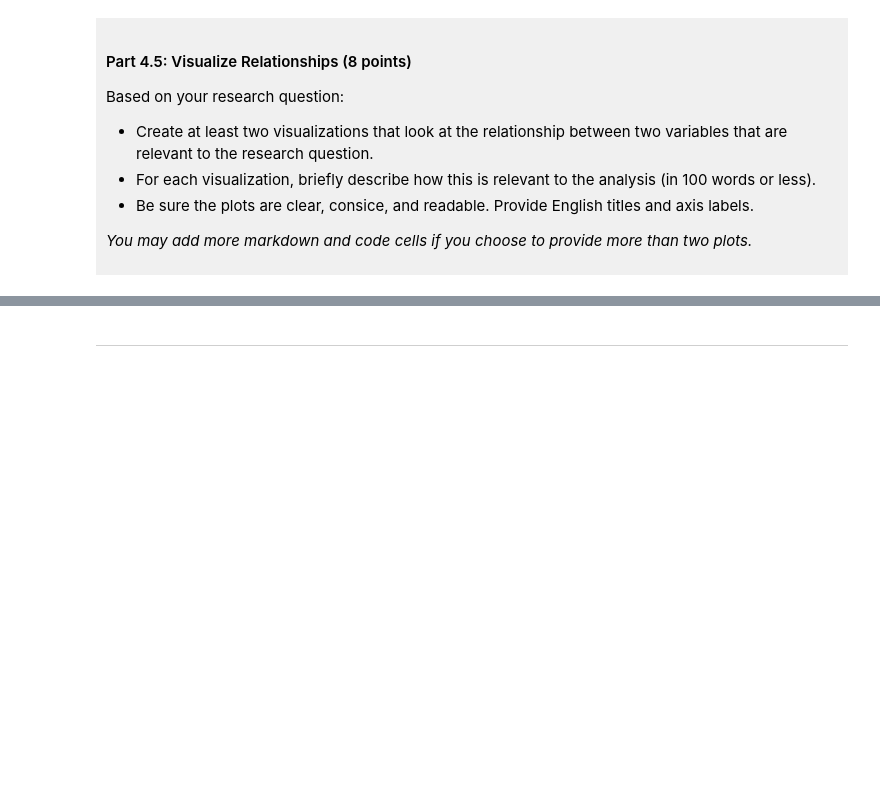
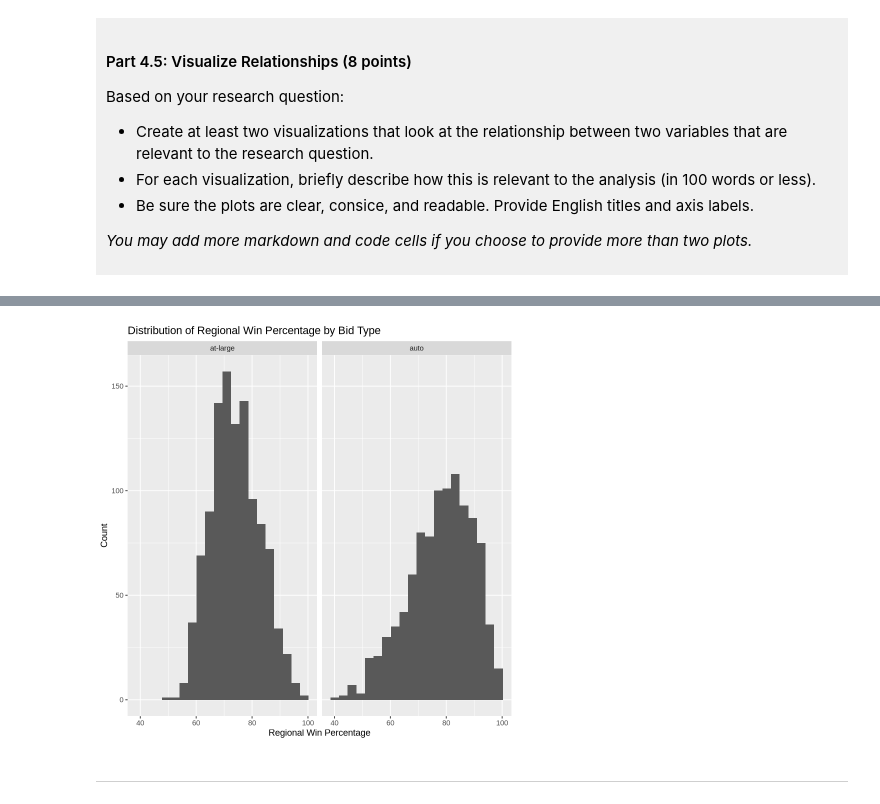
Before and after one commit to jn20061227-collab/DSCI-100-Project, a Jupyter notebook: dsci-100-project-notebook.ipynb, the cells around one changed output, grey strips where cells are left out. Cells and saved outputs as stored; diff of their text form; code cells hidden in the pictures; blank space fills up the shorter version.

```diff
--- a/dsci-100-project-notebook.ipynb
+++ b/dsci-100-project-notebook.ipynb
@@ -321,5 +404,14 @@ Visualization 2: %%% EDIT THIS MARKDOWN CELL%%%
 # %%
-### EDIT THIS CODE CELL FOR VISUALIZATION 2###
+ggplot(march_tidy, aes(x = reg_wins_pct)) +
+    geom_histogram(bins = 20) +
+    facet_wrap(~ bid) +
+    labs(
+        title = "Distribution of Regional Win Percentage by Bid Type",
+        x = "Regional Win Percentage",
+        y = "Count"
+    )
+# %% [output]
+[figure, added]
 # %% [markdown]
 ------
 # %% [markdown]
```
Also changed, not shown: parts of 10 cells of this notebook.
